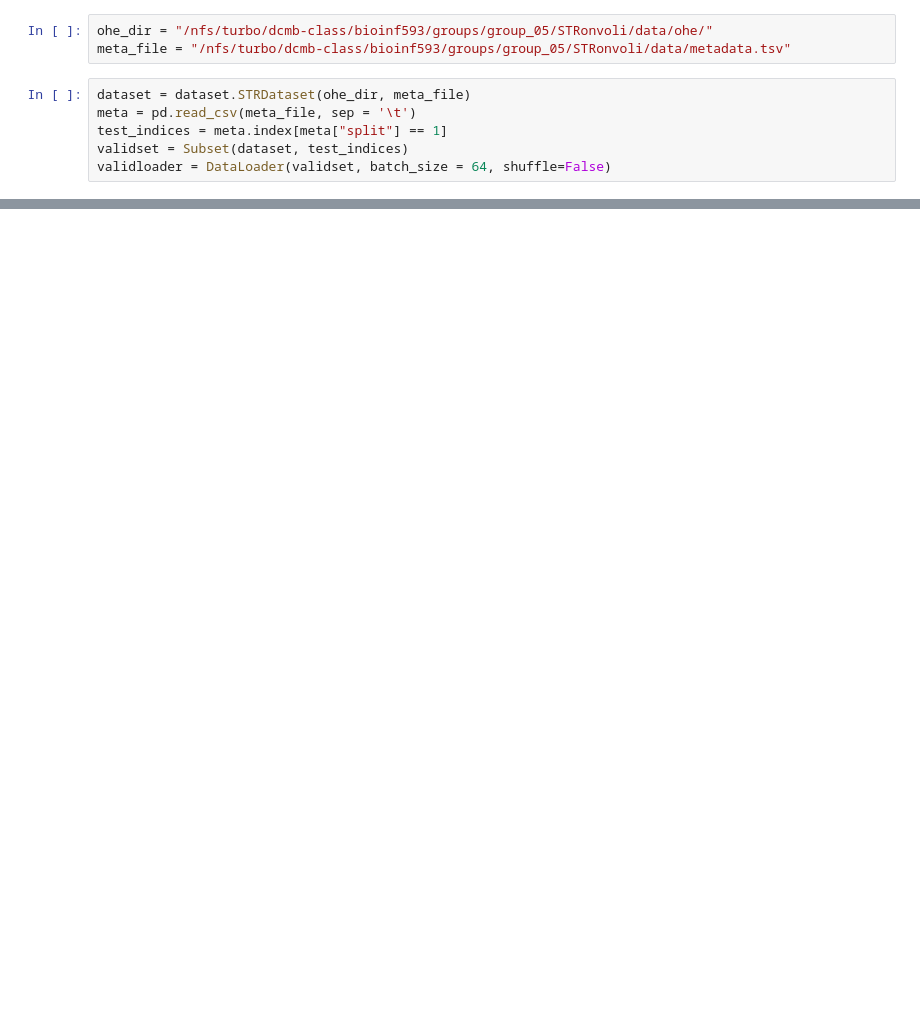
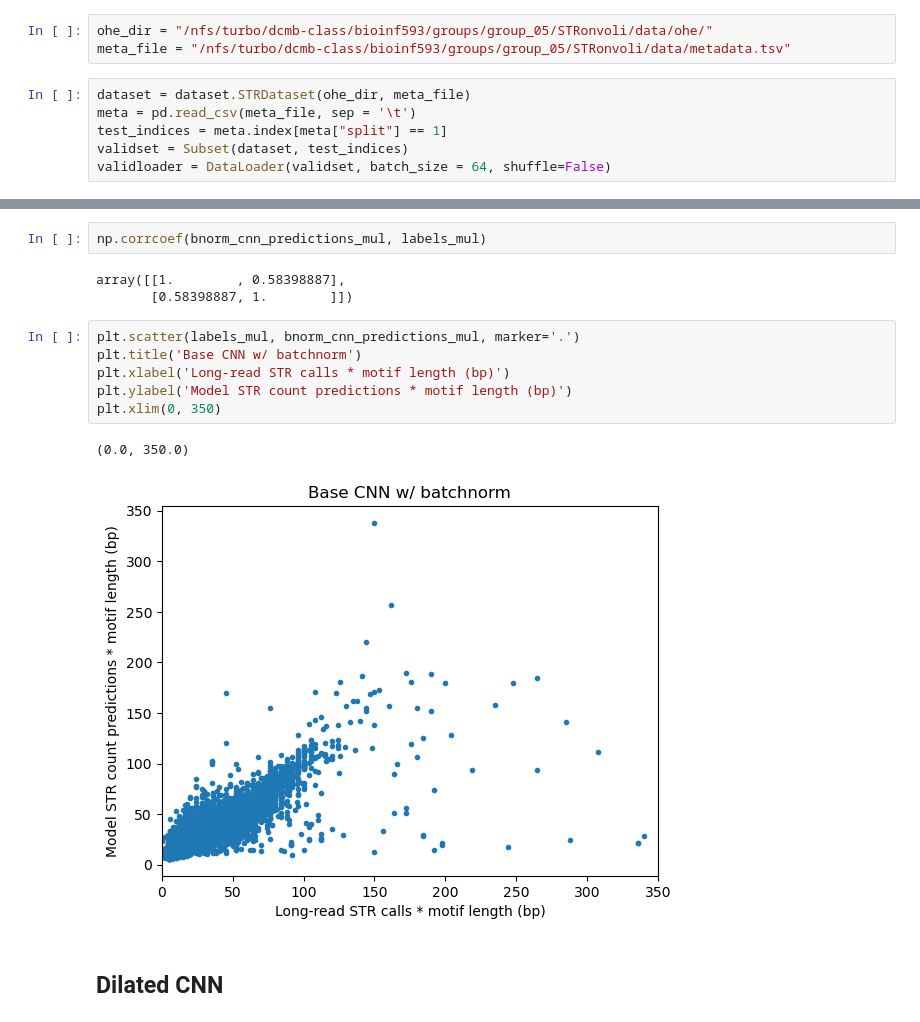
Before and after one commit to babessell1/STRonvoli, a Jupyter notebook: correlation_analysis.ipynb, the cells around one changed output, grey strips where cells are left out. Cells and saved outputs as stored; diff of their text form; blank space fills up the shorter version.

```diff
--- a/correlation_analysis.ipynb
+++ b/correlation_analysis.ipynb
@@ -55,0 +105,16 @@ plt.plot(labels, predictions)
+# %%
+np.corrcoef(bnorm_cnn_predictions_mul, labels_mul)
+# %% [output]
+array([[1.        , 0.58398887],
+       [0.58398887, 1.        ]])
+# %%
+plt.scatter(labels_mul, bnorm_cnn_predictions_mul, marker='.')
+plt.title('Base CNN w/ batchnorm')
+plt.xlabel('Long-read STR calls * motif length (bp)')
+plt.ylabel('Model STR count predictions * motif length (bp)')
+plt.xlim(0, 350)
+# %% [output]
+(0.0, 350.0)
+[figure, added]
+# %% [markdown]
+## Dilated CNN
```
Also changed, not shown: parts of 17 cells of this notebook, 2 other files.
